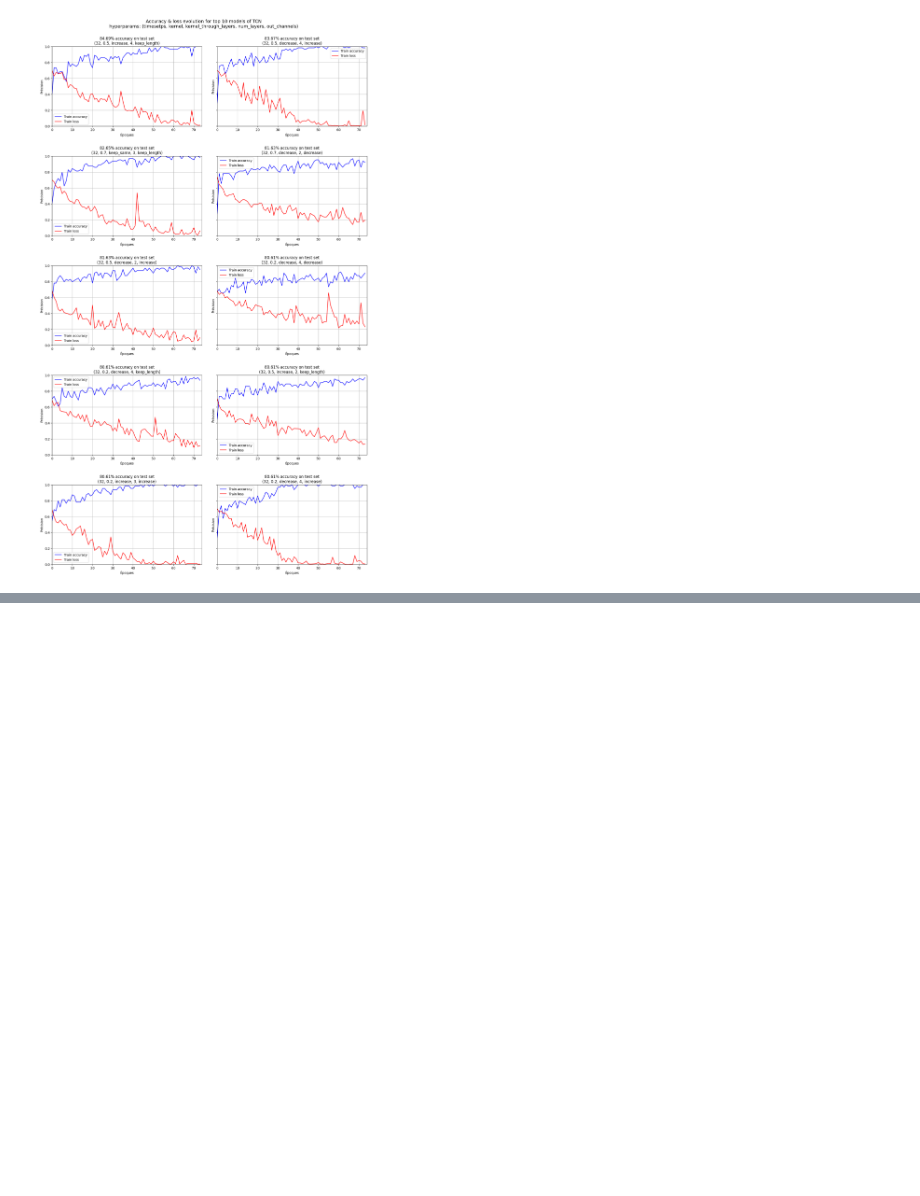
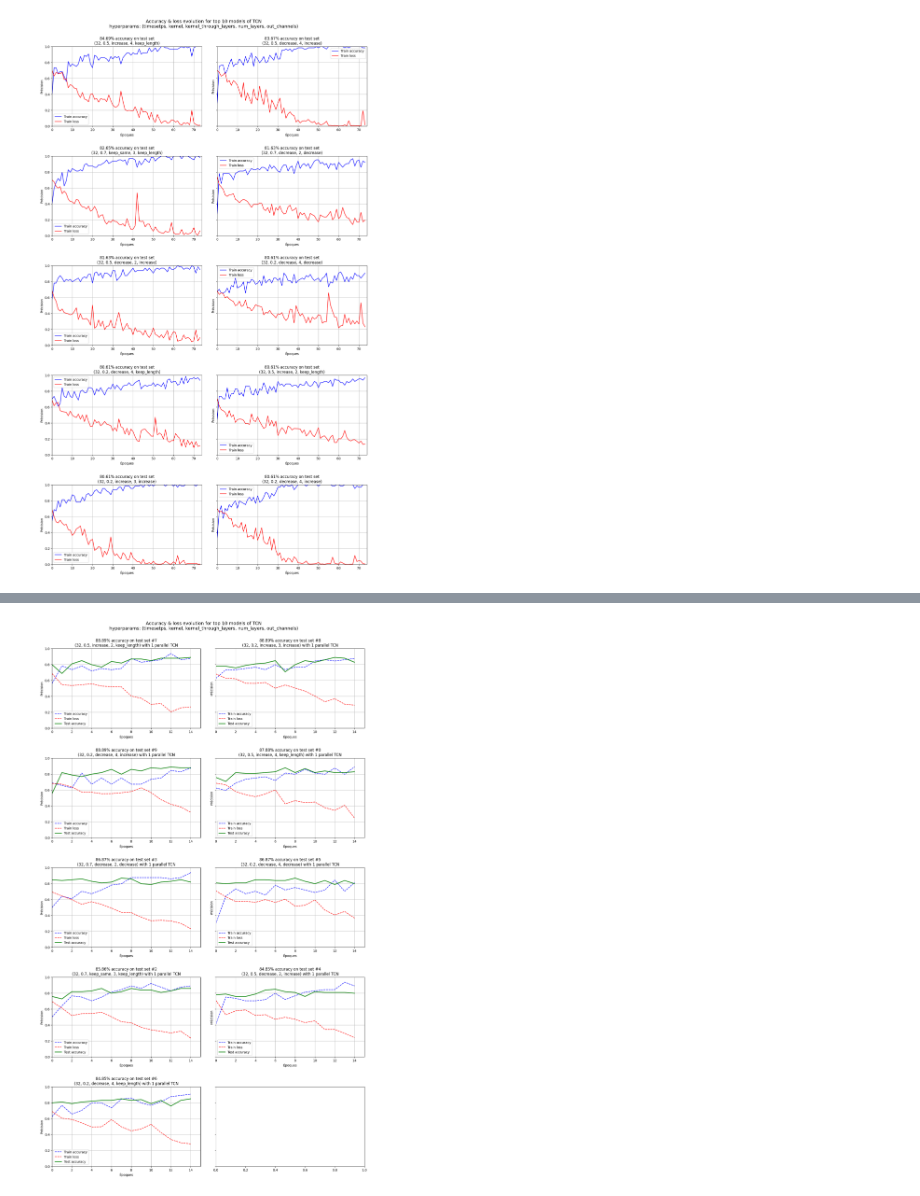
Before and after one commit to TristanDonze/Data-Challenge-Football-Event-Classifier, a Jupyter notebook: CaseStudy/ai.ipynb, the cells around one changed output, grey strips where cells are left out. Saved outputs shown, nothing was run; the diff lists cells and outputs as text; code cells hidden in the pictures; blank space fills up the shorter version.

```diff
--- a/CaseStudy/ai.ipynb
+++ b/CaseStudy/ai.ipynb
@@ -444,39 +640,0 @@ Number of files:  17
-# %%
-# Hyperparameters
-input_dim = 1  # 1D input
-output_dim = 1  # 1D output
-num_channels = [16, 32, 64]  # Number of channels at each layer
-kernel_size = 3  # Kernel size for Conv1d
-dropout = 0.2
-
-# Initialize the model
-model = TCN(input_dim, output_dim, num_channels, kernel_size, dropout).to(device)
-
-# Loss and optimizer
-criterion = nn.MSELoss()
-optimizer = torch.optim.Adam(model.parameters(), lr=1e-3)
-
-# Training loop
-n_epochs = 5
-for epoch in range(n_epochs):
-    for file in train_files:
-        # Convert the values to a compatible type
-        X_values = X_train[file]["PeriodID"].values.astype(np.float32)
-        y_values = y_train[file].values.astype(np.float32)
-
-        X = torch.tensor(X_values, dtype=torch.float32).to(device).unsqueeze(-1)
-        y = torch.tensor(y_values, dtype=torch.float32).to(device).unsqueeze(-1)
-
-        # Forward pass
-        outputs = model(X)
-        loss = criterion(outputs, y)
-
-        # Backward pass and optimization
-        optimizer.zero_grad()
-        loss.backward()
-        optimizer.step()
-
-        print(f"Epoch [{epoch+1}/{n_epochs}], Loss: {loss.item()}")
-
-print("Finished training")
-print("Accuracy: ", model.score(X_test, y_test))
@@ -484,0 +1209,4 @@ RuntimeError: permute(sparse_coo): number of dimensions in the tensor input does
+# %%
+plot_best_models("best_models_with_cdata_multi_input.json")
+# %% [output]
+[figure, added]
```
Also changed, not shown: parts of 21 cells of this notebook, 11 other files.
